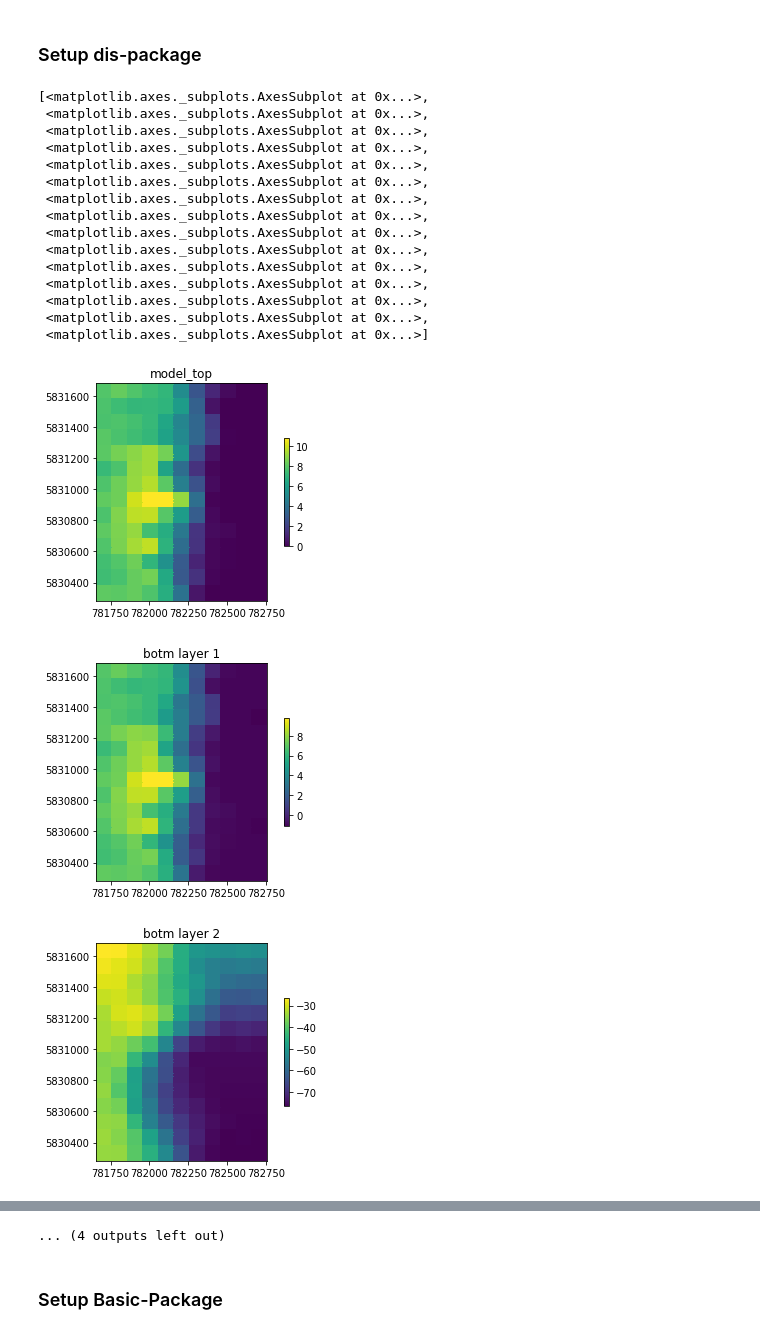
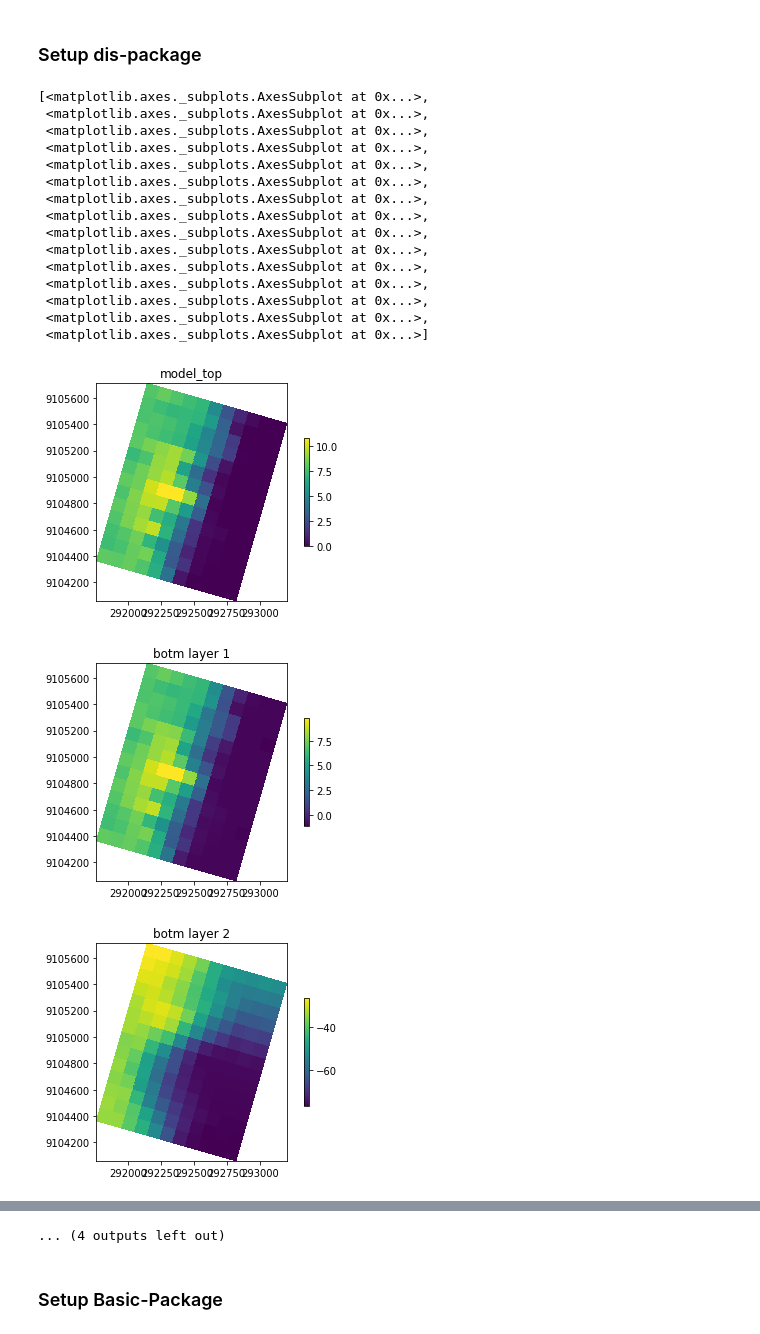
Before and after one commit to inowas/landelino-case-study, a Jupyter notebook: landelino-model.ipynb, the cells around one changed output, grey strips where cells are left out. Drawn from its saved outputs; the diff is of its cells as text; code cells hidden in the pictures.

Commit message:
Implemented well package
1. Included well package
2. Included rotation
3. add gitignore

```diff
--- a/landelino-model.ipynb
+++ b/landelino-model.ipynb
@@ -77,35 +78,36 @@ dis = mf.ModflowDis(
     ml,
     nlay=nlay,
     nrow=nrow,
     ncol=ncol,
     delr=delr,
     delc=delc,
     top=top,
     botm=botm,
     nper=nper,
     steady=False,
     proj4_str = 'EPSG:31985',
-    xul = 781658.203,
-    yul = 5831682.381,
+    xul = 292147.853,
+    yul = 9105709.477,
+    rotation = -16
 )
 
 dis.plot()
 # %% [output]
 [<matplotlib.axes._subplots.AxesSubplot at 0x...>,
  <matplotlib.axes._subplots.AxesSubplot at 0x...>,
  <matplotlib.axes._subplots.AxesSubplot at 0x...>,
  <matplotlib.axes._subplots.AxesSubplot at 0x...>,
  <matplotlib.axes._subplots.AxesSubplot at 0x...>,
  <matplotlib.axes._subplots.AxesSubplot at 0x...>,
  <matplotlib.axes._subplots.AxesSubplot at 0x...>,
  <matplotlib.axes._subplots.AxesSubplot at 0x...>,
  <matplotlib.axes._subplots.AxesSubplot at 0x...>,
  <matplotlib.axes._subplots.AxesSubplot at 0x...>,
  <matplotlib.axes._subplots.AxesSubplot at 0x...>,
  <matplotlib.axes._subplots.AxesSubplot at 0x...>,
  <matplotlib.axes._subplots.AxesSubplot at 0x...>,
  <matplotlib.axes._subplots.AxesSubplot at 0x...>,
  <matplotlib.axes._subplots.AxesSubplot at 0x...>]
-[figure, old version]
+[figure, new version]
-[figure, old version]
+[figure, new version]
-[figure, old version]
+[figure, new version]
```
Also changed, not shown: parts of 11 cells of this notebook, 10 other files.
